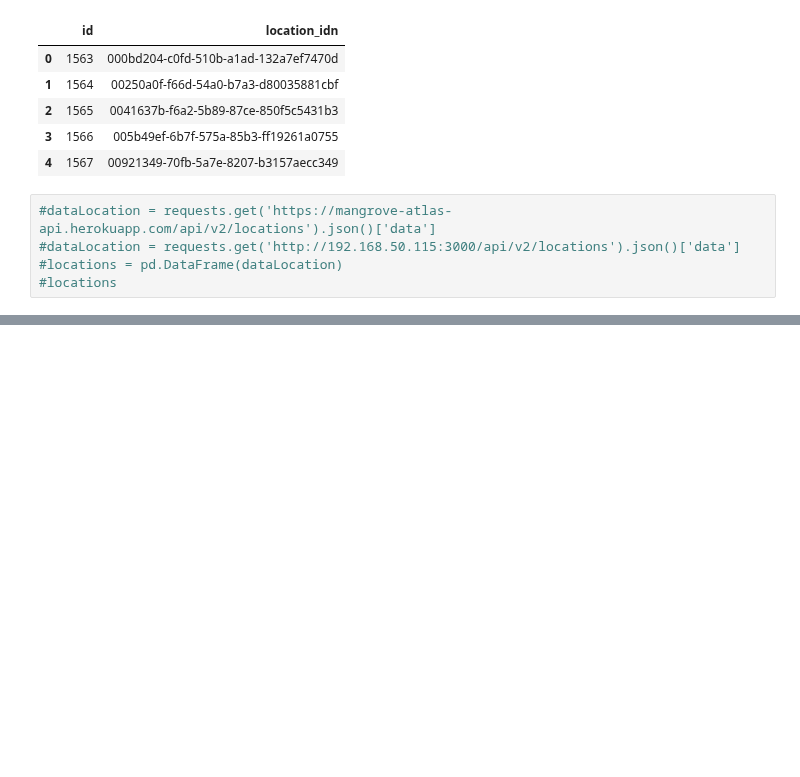
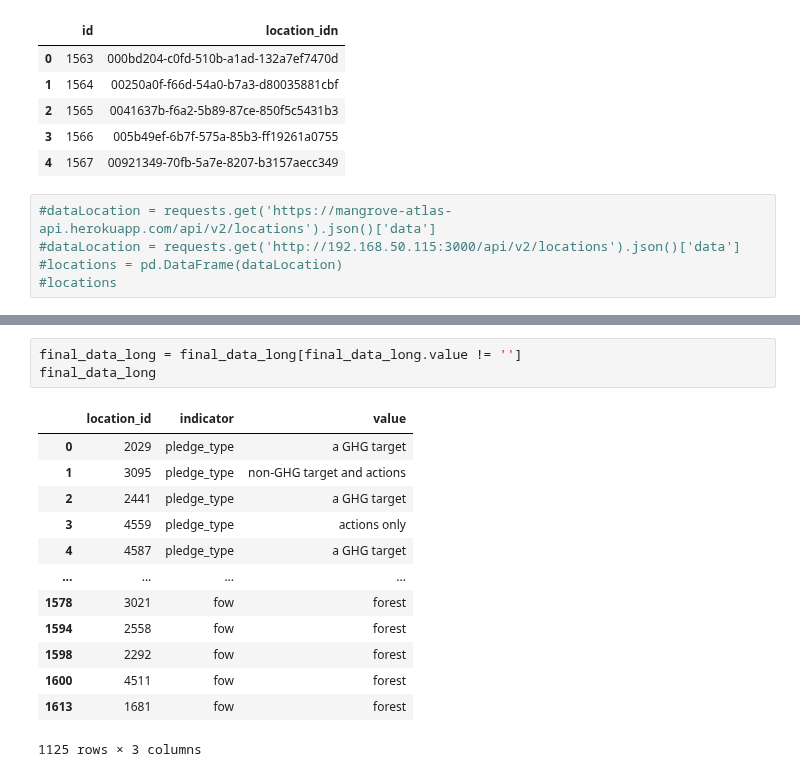
Before and after one commit to Vizzuality/mangrove-atlas, a Jupyter notebook: data/notebooks/Lab/data_processing/widgets-v2/international_status_data_processing.ipynb, the cells around one changed output, grey strips where cells are left out. Saved outputs shown, nothing was run; the diff lists cells and outputs as text; blank space fills up the shorter version.

```diff
--- a/data/notebooks/Lab/data_processing/widgets-v2/international_status_data_processing.ipynb
+++ b/data/notebooks/Lab/data_processing/widgets-v2/international_status_data_processing.ipynb
@@ -522,0 +540,17 @@ final_data.head()
+# %%
+final_data_long = final_data_long[final_data_long.value != '']
+final_data_long
+# %% [output]
+|  | location_id | indicator | value |
+| 0 | 2029 | pledge_type | a GHG target |
+| 1 | 3095 | pledge_type | non-GHG target and actions |
+| 2 | 2441 | pledge_type | a GHG target |
+| 3 | 4559 | pledge_type | actions only |
+| 4 | 4587 | pledge_type | a GHG target |
+| ... | ... | ... | ... |
+| 1578 | 3021 | fow | forest |
+| 1594 | 2558 | fow | forest |
+| 1598 | 2292 | fow | forest |
+| 1600 | 4511 | fow | forest |
+| 1613 | 1681 | fow | forest |
+1125 rows × 3 columns
```
Also changed, not shown: parts of 7 cells of this notebook.
